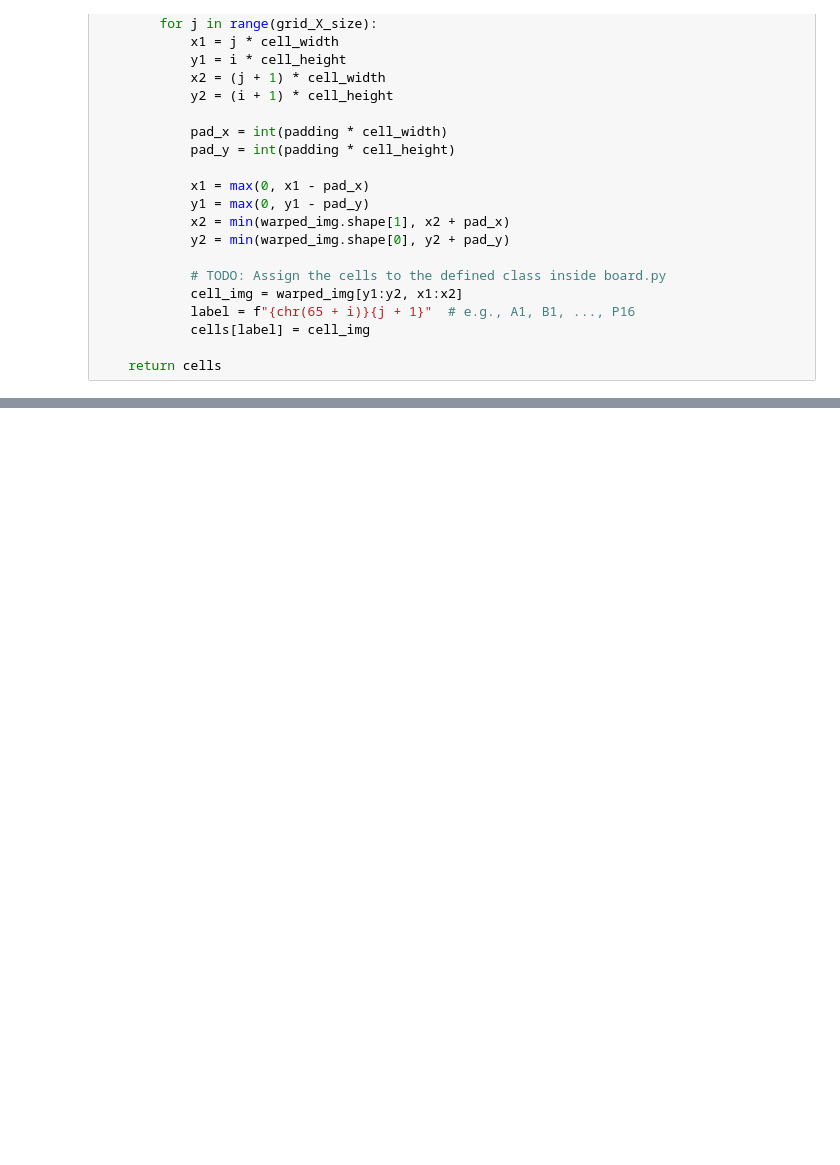
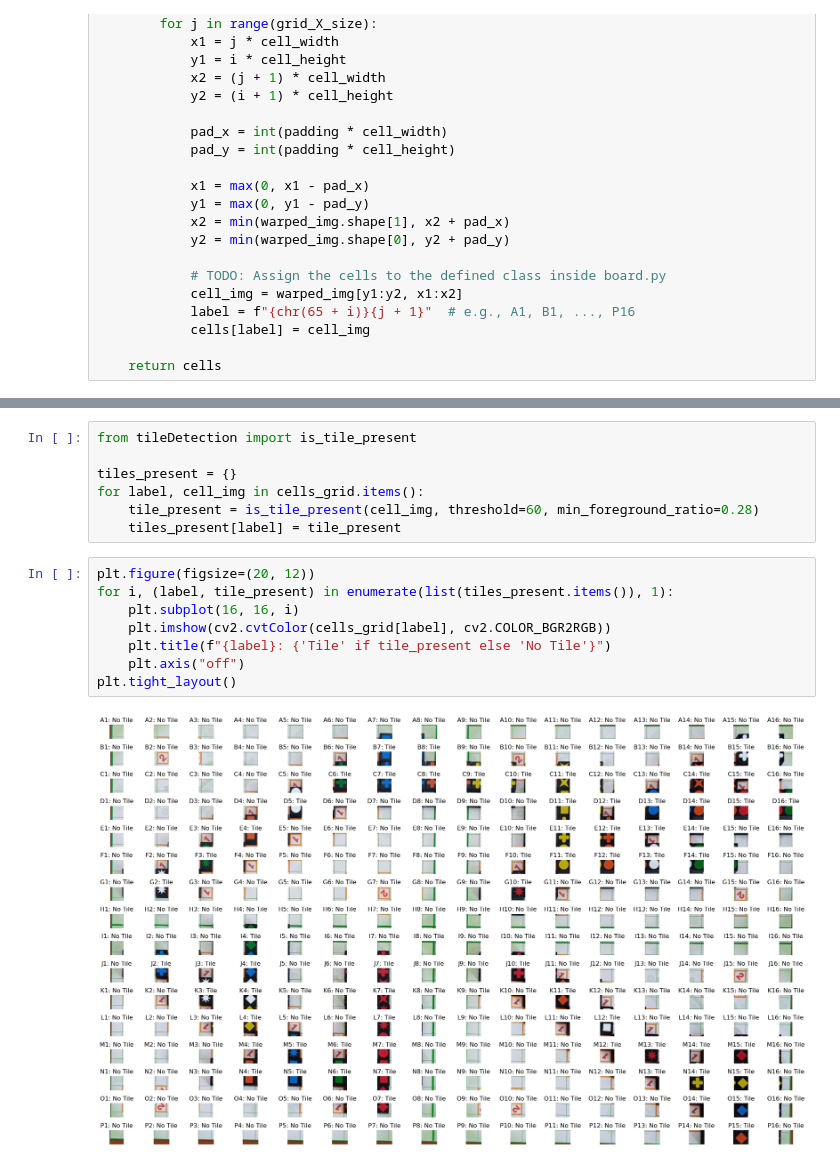
Before and after one commit to Tzepes/CVProj1, a Jupyter notebook: readImages.ipynb, the cells around one changed output, grey strips where cells are left out. Drawn from its saved outputs; the diff is of its cells as text; blank space fills up the shorter version.

Commit message:
implemented tile presence classification

```diff
--- a/readImages.ipynb
+++ b/readImages.ipynb
@@ -215,0 +217,17 @@ Score: 3
+# %%
+from tileDetection import is_tile_present
+
+tiles_present = {}
+for label, cell_img in cells_grid.items():
+    tile_present = is_tile_present(cell_img, threshold=60, min_foreground_ratio=0.28)
+    tiles_present[label] = tile_present
+# %%
+plt.figure(figsize=(20, 12))
+for i, (label, tile_present) in enumerate(list(tiles_present.items()), 1):
+    plt.subplot(16, 16, i)
+    plt.imshow(cv2.cvtColor(cells_grid[label], cv2.COLOR_BGR2RGB))
+    plt.title(f"{label}: {'Tile' if tile_present else 'No Tile'}")
+    plt.axis("off")
+plt.tight_layout()
+# %% [output]
+[figure, added]
```
Also changed, not shown: parts of 5 cells of this notebook, 1 other file.
